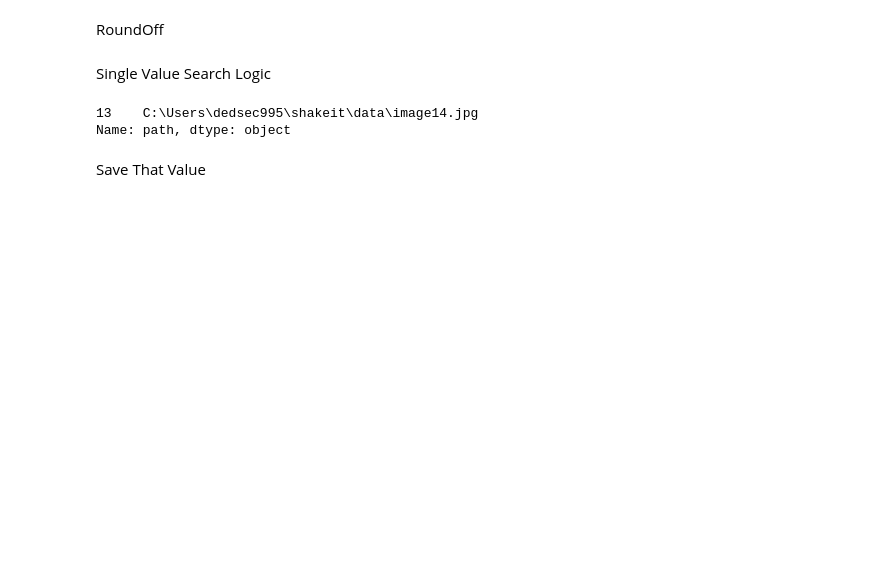
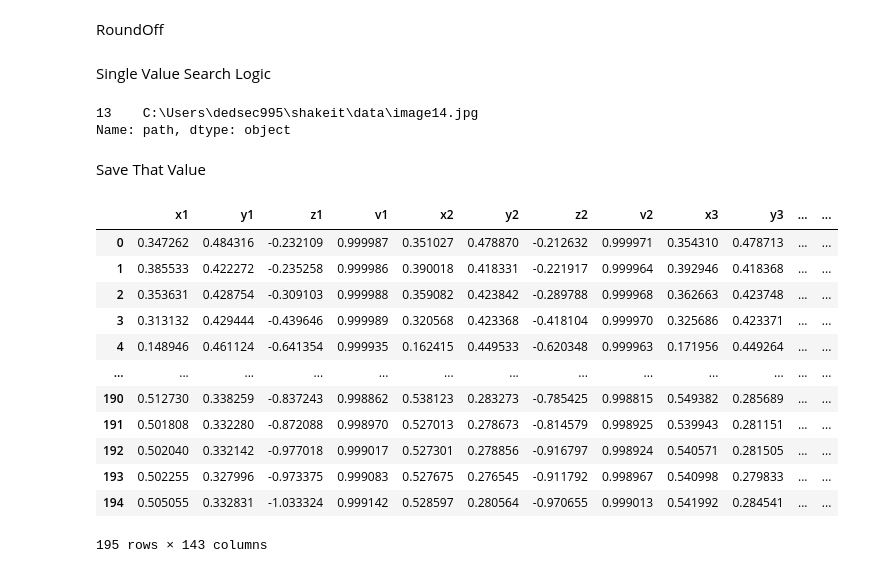
Before and after one commit to dedsec995/shakeit, a Jupyter notebook: LetsCreateData.ipynb, the cells around one changed output. Drawn from its saved outputs; the diff is of its cells as text; code cells hidden in the pictures; blank space fills up the shorter version.

```diff
--- a/LetsCreateData.ipynb
+++ b/LetsCreateData.ipynb
@@ -455,3 +456,19 @@ Name: path, dtype: object
 Save That Value
 # %%
 df.to_csv("test.csv")
+# %%
+display(df)
+# %% [output]
+|  | x1 | y1 | z1 | v1 | x2 | y2 | z2 | v2 | x3 | y3 | ... | ... |
+| 0 | 0.347262 | 0.484316 | -0.232109 | 0.999987 | 0.351027 | 0.478870 | -0.212632 | 0.999971 | 0.354310 | 0.478713 | ... | ... |
+| 1 | 0.385533 | 0.422272 | -0.235258 | 0.999986 | 0.390018 | 0.418331 | -0.221917 | 0.999964 | 0.392946 | 0.418368 | ... | ... |
+| 2 | 0.353631 | 0.428754 | -0.309103 | 0.999988 | 0.359082 | 0.423842 | -0.289788 | 0.999968 | 0.362663 | 0.423748 | ... | ... |
+| 3 | 0.313132 | 0.429444 | -0.439646 | 0.999989 | 0.320568 | 0.423368 | -0.418104 | 0.999970 | 0.325686 | 0.423371 | ... | ... |
+| 4 | 0.148946 | 0.461124 | -0.641354 | 0.999935 | 0.162415 | 0.449533 | -0.620348 | 0.999963 | 0.171956 | 0.449264 | ... | ... |
+| ... | ... | ... | ... | ... | ... | ... | ... | ... | ... | ... | ... | ... |
+| 190 | 0.512730 | 0.338259 | -0.837243 | 0.998862 | 0.538123 | 0.283273 | -0.785425 | 0.998815 | 0.549382 | 0.285689 | ... | ... |
+| 191 | 0.501808 | 0.332280 | -0.872088 | 0.998970 | 0.527013 | 0.278673 | -0.814579 | 0.998925 | 0.539943 | 0.281151 | ... | ... |
+| 192 | 0.502040 | 0.332142 | -0.977018 | 0.999017 | 0.527301 | 0.278856 | -0.916797 | 0.998924 | 0.540571 | 0.281505 | ... | ... |
+| 193 | 0.502255 | 0.327996 | -0.973375 | 0.999083 | 0.527675 | 0.276545 | -0.911792 | 0.998967 | 0.540998 | 0.279833 | ... | ... |
+| 194 | 0.505055 | 0.332831 | -1.033324 | 0.999142 | 0.528597 | 0.280564 | -0.970655 | 0.999013 | 0.541992 | 0.284541 | ... | ... |
+195 rows × 143 columns
```
Also changed, not shown: parts of 5 cells of this notebook, 5 other files.
